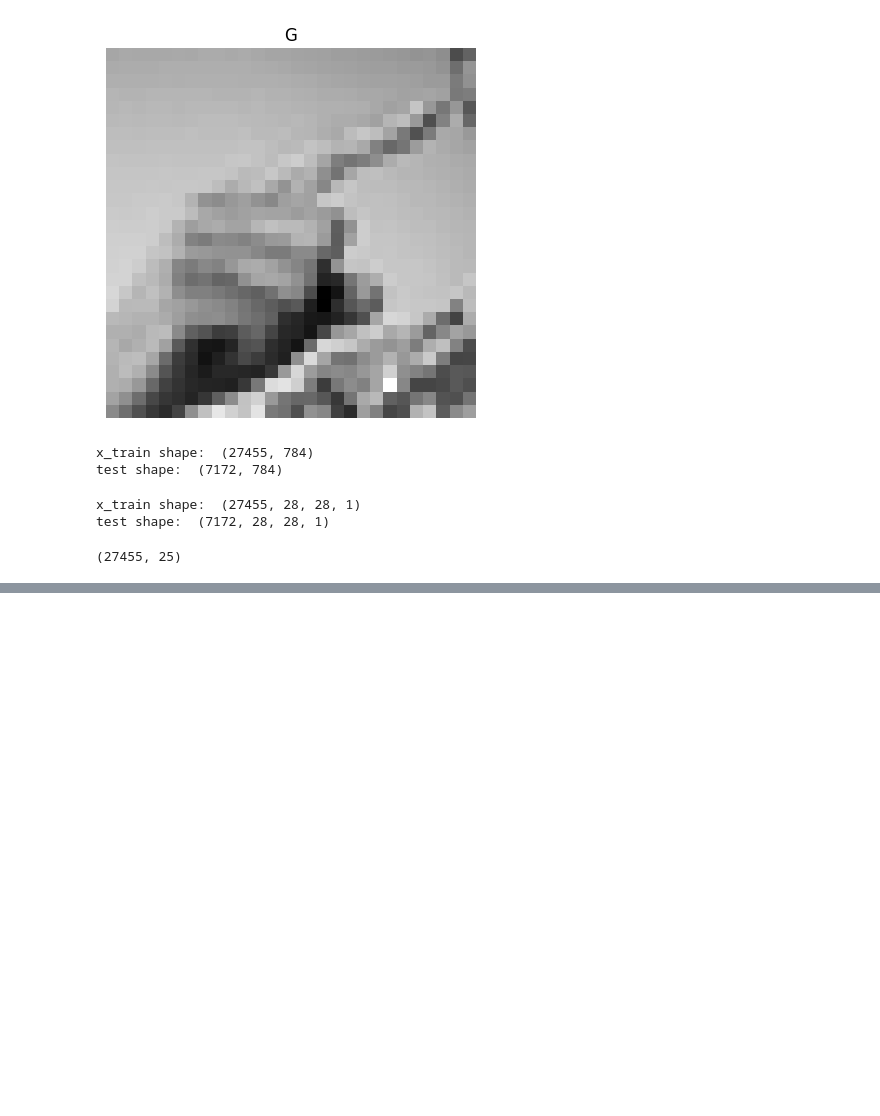
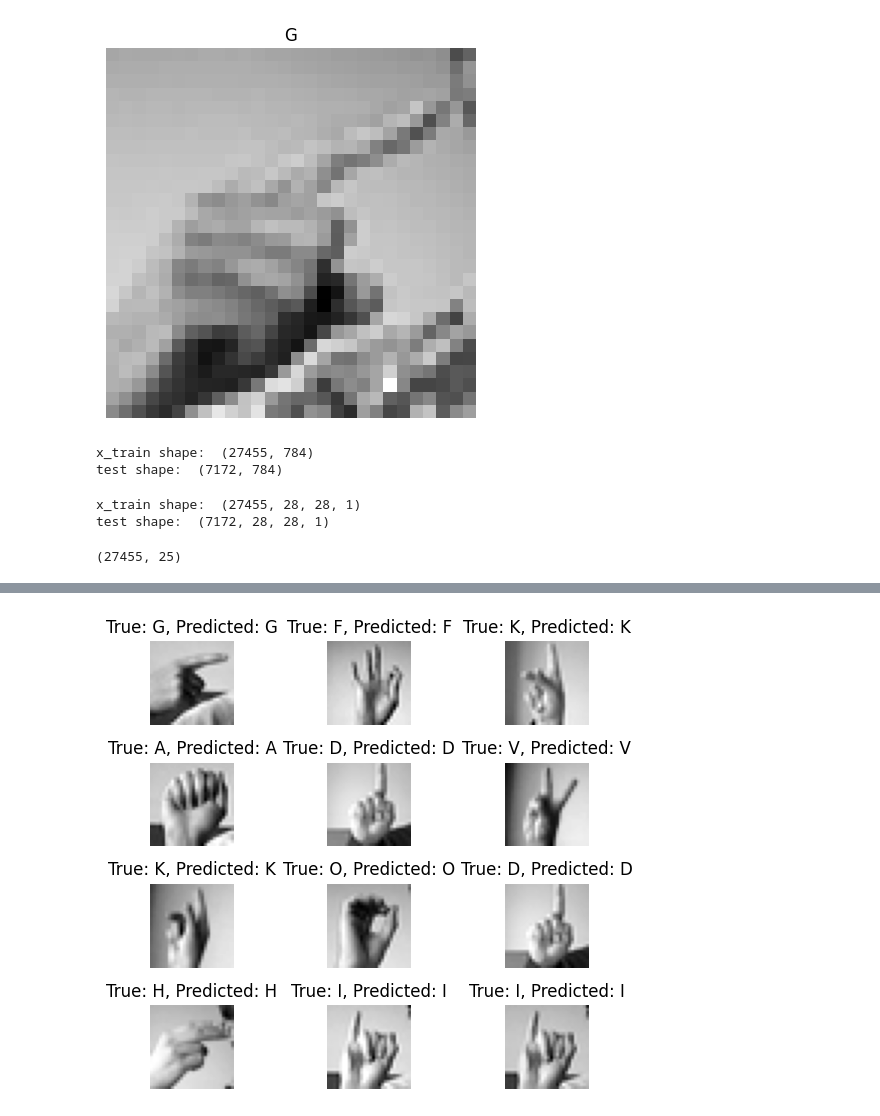
Before and after one commit to sofieutoft/ASLclassification, a Jupyter notebook: model.ipynb, the cells around one changed output, grey strips where cells are left out. Drawn from its saved outputs; the diff is of its cells as text; code cells hidden in the pictures; blank space fills up the shorter version.

```diff
--- a/model.ipynb
+++ b/model.ipynb
@@ -314,0 +315,24 @@ Number of misclassifications:  11
+# %%
+Y_pred = model.predict(X_test)
+Y_test_labels = [num_to_letters[label] for label in Y_test]
+
+#find correctly classified indices
+classified_indices = []
+for i in range(len(Y_test)):
+    if np.argmax(Y_pred[i]) == (Y_test[i]):
+        classified_indices.append(i)
+print("Number of correct classifications: " , len(classified_indices))
+
+#visualize correctly classified images all at once
+plt.figure(figsize=(6, 5))
+for i, index in enumerate(classified_indices[:12]):
+    plt.subplot(4, 3, i + 1)
+    plt.imshow(X_test[index].reshape(28, 28), cmap='gray')
+    true_label = Y_test_labels[index]
+    predicted_label = num_to_letters[np.argmax(Y_pred[index])]
+    plt.title(f"True: {true_label}, Predicted: {predicted_label}")
+    plt.axis('off')
+
+plt.tight_layout()
+plt.show()
+# %% [output]
@@ -315,3 +341,4 @@ Number of misclassifications:  11
+[figure, added]
 # %%
 #convert numerical labels in Y_pred to alphabetical letters
 Y_pred_labels = [num_to_letters[np.argmax(pred)] for pred in Y_pred]
```
Also changed, not shown: parts of 5 cells of this notebook, 1 other file.
